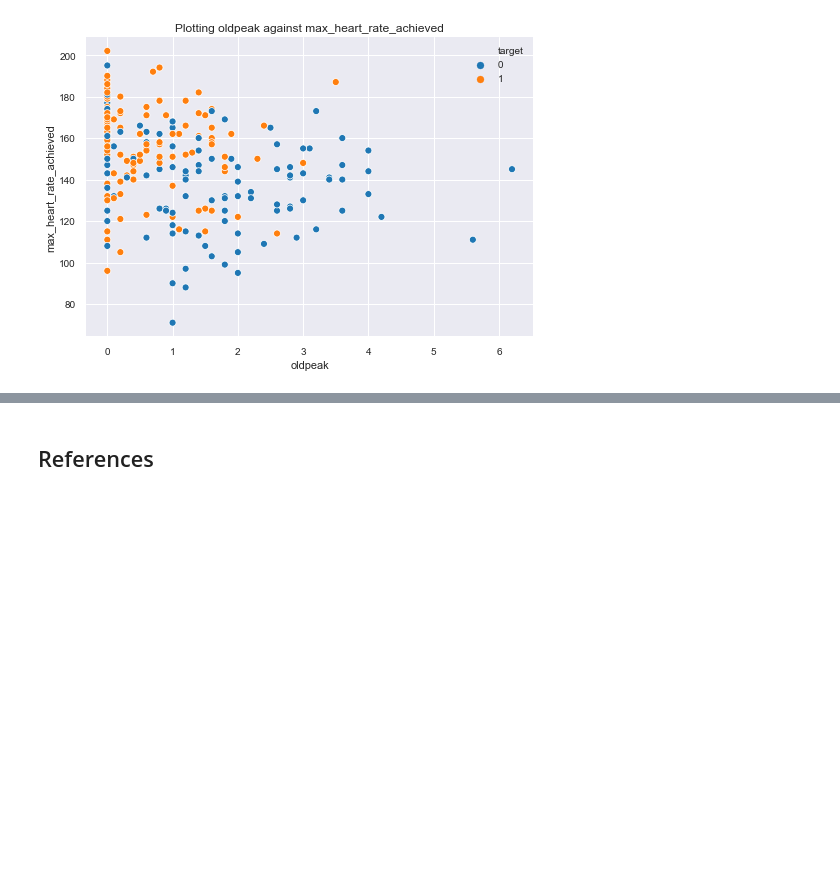
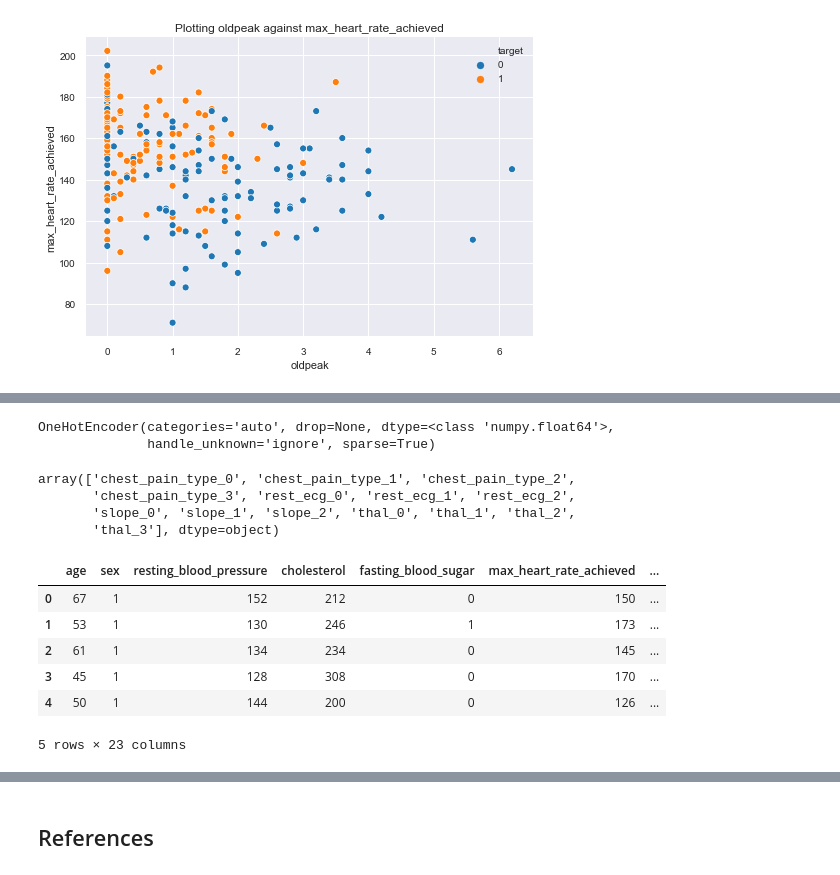
Before and after one commit to bajracharya-kshitij/heart_disease, a Jupyter notebook: Heart Disease.ipynb, the cells around one changed output, grey strips where cells are left out. Cells and saved outputs as stored; diff of their text form; code cells hidden in the pictures; blank space fills up the shorter version.

Commit message:
Train and save model

```diff
--- a/Heart Disease.ipynb
+++ b/Heart Disease.ipynb
@@ -228,0 +253,3 @@ Text(0.5, 1.0, 'Plotting oldpeak against max_heart_rate_achieved')
+# %%
+categorical_columns = ['chest_pain_type', 'rest_ecg', 'slope', 'thal']
+non_categorical_columns = [c for c in X_train.columns if c not in categorical_columns]
@@ -228,0 +258,30 @@ Text(0.5, 1.0, 'Plotting oldpeak against max_heart_rate_achieved')
+# %%
+encoder = OneHotEncoder(handle_unknown='ignore')
+encoder.fit(X_train[categorical_columns])
+# %% [output]
+OneHotEncoder(categories='auto', drop=None, dtype=<class 'numpy.float64'>,
+              handle_unknown='ignore', sparse=True)
+# %%
+column_names = encoder.get_feature_names(input_features=categorical_columns)
+column_names
+# %% [output]
+array(['chest_pain_type_0', 'chest_pain_type_1', 'chest_pain_type_2',
+       'chest_pain_type_3', 'rest_ecg_0', 'rest_ecg_1', 'rest_ecg_2',
+       'slope_0', 'slope_1', 'slope_2', 'thal_0', 'thal_1', 'thal_2',
+       'thal_3'], dtype=object)
+# %%
+def encode_dataframe(df, column_names, index):
+    category_encoded = encoder.transform(df[categorical_columns])
+    category_encoded_df = pd.DataFrame(category_encoded.todense(), columns=column_names, index=index)
+    return pd.concat([df[non_categorical_columns], category_encoded_df], axis=1)
+# %%
+X_train_encoded = encode_dataframe(X_train, column_names, X_train.index)
+X_train_encoded.head()
+# %% [output]
+|  | age | sex | resting_blood_pressure | cholesterol | fasting_blood_sugar | max_heart_rate_achieved | ... |
+| 0 | 67 | 1 | 152 | 212 | 0 | 150 | ... |
+| 1 | 53 | 1 | 130 | 246 | 1 | 173 | ... |
+| 2 | 61 | 1 | 134 | 234 | 0 | 145 | ... |
+| 3 | 45 | 1 | 128 | 308 | 0 | 170 | ... |
+| 4 | 50 | 1 | 144 | 200 | 0 | 126 | ... |
+5 rows × 23 columns
```
Also changed, not shown: parts of 15 cells of this notebook, 6 other files.
